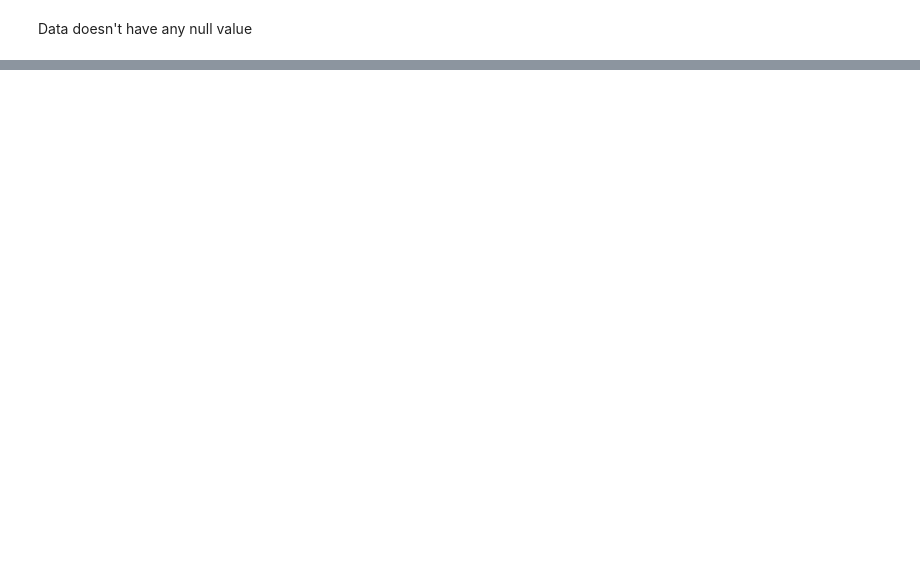
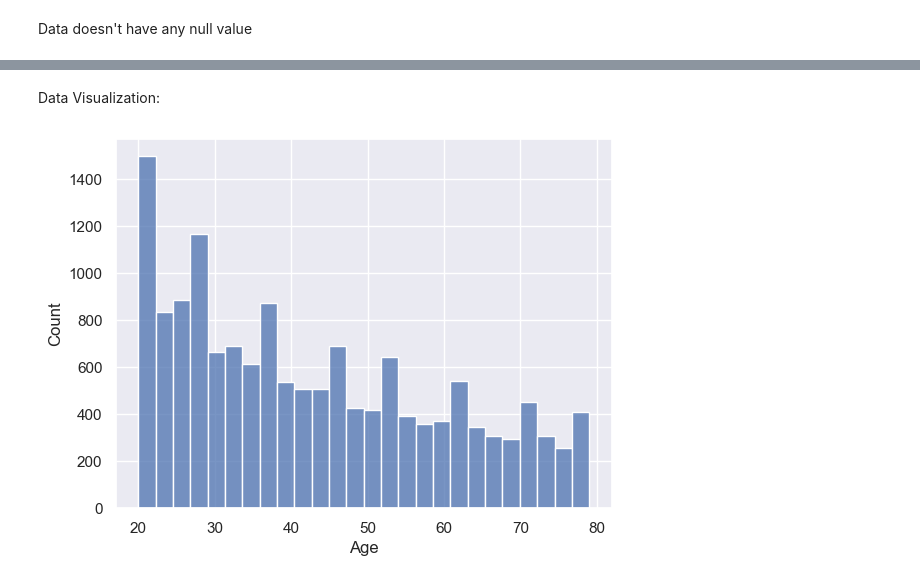
Before and after one commit to Aalekh012/Machine-Learning-Projects, a Jupyter notebook: Calories Burnt Prediction/code.ipynb, the cells around one changed output, grey strips where cells are left out. Saved outputs shown, nothing was run; the diff lists cells and outputs as text; code cells hidden in the pictures; blank space fills up the shorter version.

```diff
--- a/Calories Burnt Prediction/code.ipynb
+++ b/Calories Burnt Prediction/code.ipynb
@@ -77,0 +107,10 @@ Data doesn't have any null value
+# %% [markdown]
+Data Visualization:
+# %%
+sns.set()
+# %%
+#Plotting the distribution of Age Column:
+sns.histplot(calories_data['Age'])
+plt.show()
+# %% [output]
+[figure, added]
```
Also changed, not shown: parts of 7 cells of this notebook.
